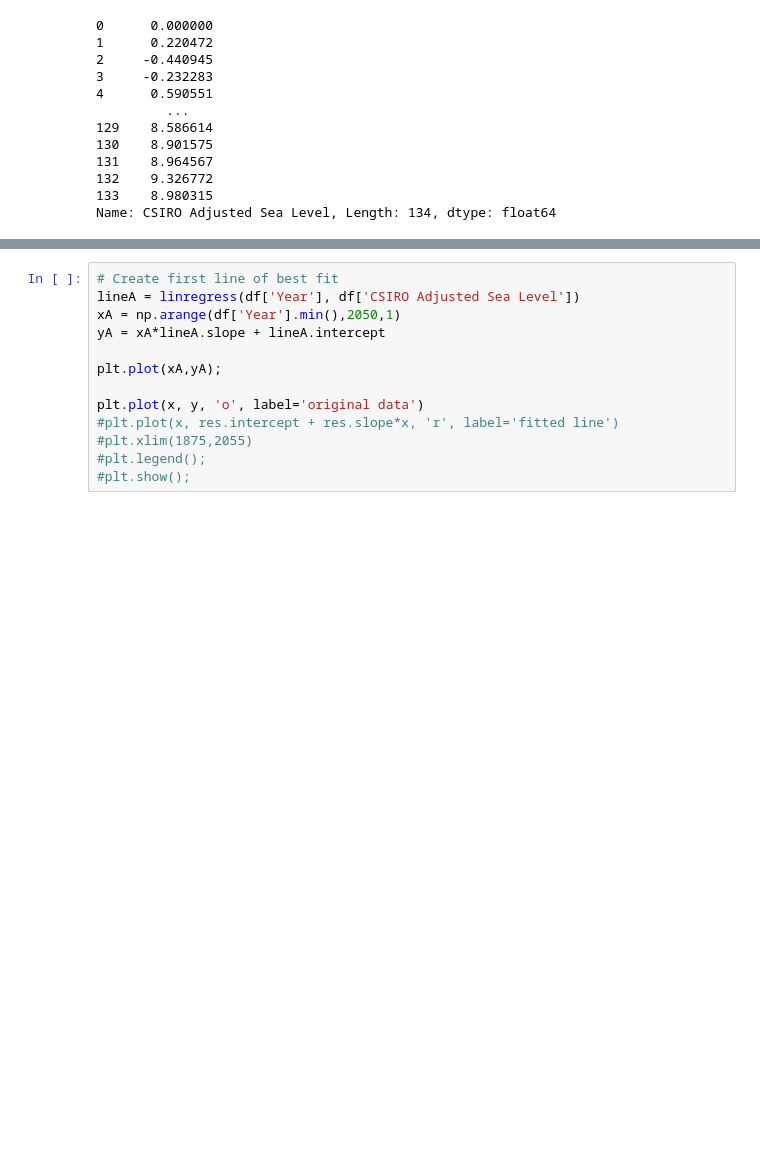
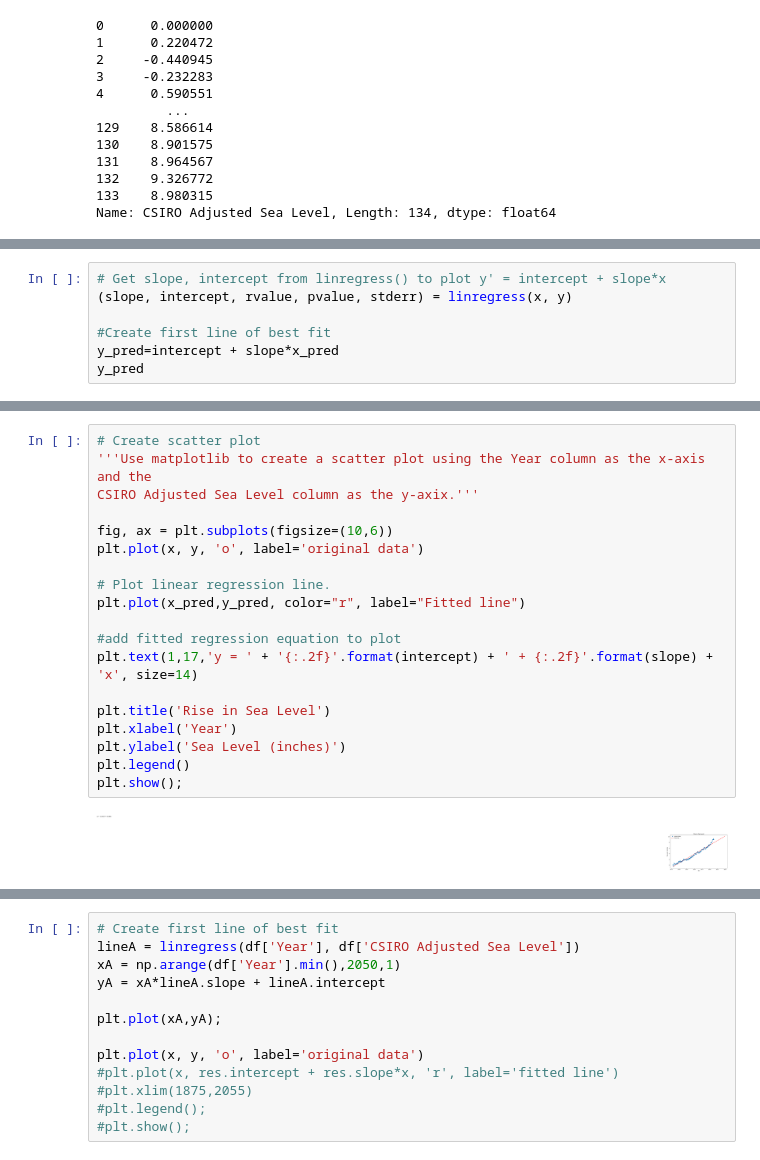
Before and after one commit to Daviedavie100/fcodecamp, a Jupyter notebook: boilerplate_sea_level_predictor.ipynb, the cells around one changed output, grey strips where cells are left out. Saved outputs shown, nothing was run; the diff lists cells and outputs as text; blank space fills up the shorter version.

```diff
--- a/boilerplate_sea_level_predictor.ipynb
+++ b/boilerplate_sea_level_predictor.ipynb
@@ -74,0 +96,7 @@ plt.show();
+# %%
+# Get slope, intercept from linregress() to plot y' = intercept + slope*x
+(slope, intercept, rvalue, pvalue, stderr) = linregress(x, y)
+
+#Create first line of best fit
+y_pred=intercept + slope*x_pred
+y_pred
@@ -75,3 +116,24 @@ plt.show();
+# %%
+# Create scatter plot
+'''Use matplotlib to create a scatter plot using the Year column as the x-axis and the
+CSIRO Adjusted Sea Level column as the y-axix.'''
+
+fig, ax = plt.subplots(figsize=(10,6))
+plt.plot(x, y, 'o', label='original data')
+
+# Plot linear regression line.
+plt.plot(x_pred,y_pred, color="r", label="Fitted line")
+
+#add fitted regression equation to plot
+plt.text(1,17,'y = ' + '{:.2f}'.format(intercept) + ' + {:.2f}'.format(slope) + 'x', size=14)
+
+plt.title('Rise in Sea Level')
+plt.xlabel('Year')
+plt.ylabel('Sea Level (inches)')
+plt.legend()
+plt.show();
+# %% [output]
+[figure, added]
 # %%
 
 
```
Also changed, not shown: parts of 12 cells of this notebook, 2 other files.
